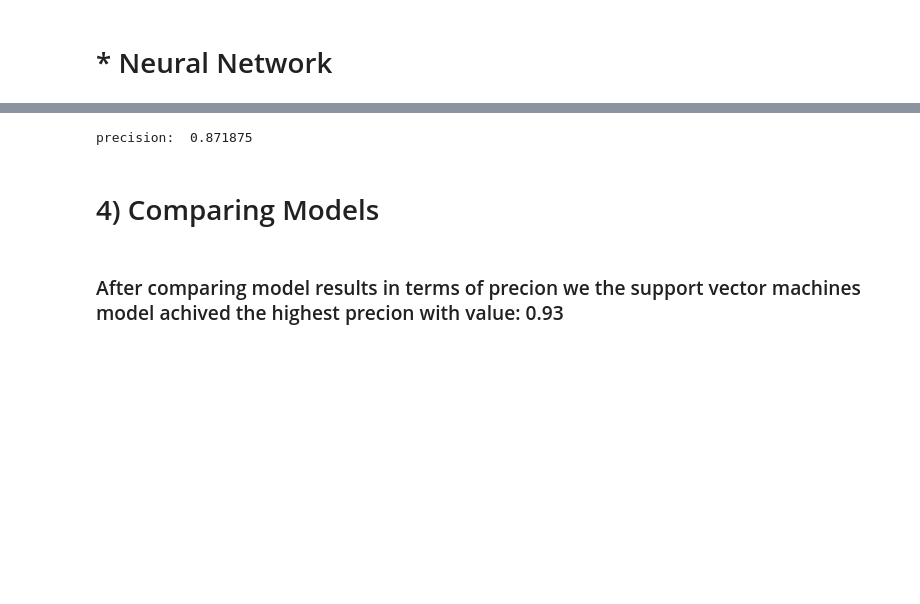
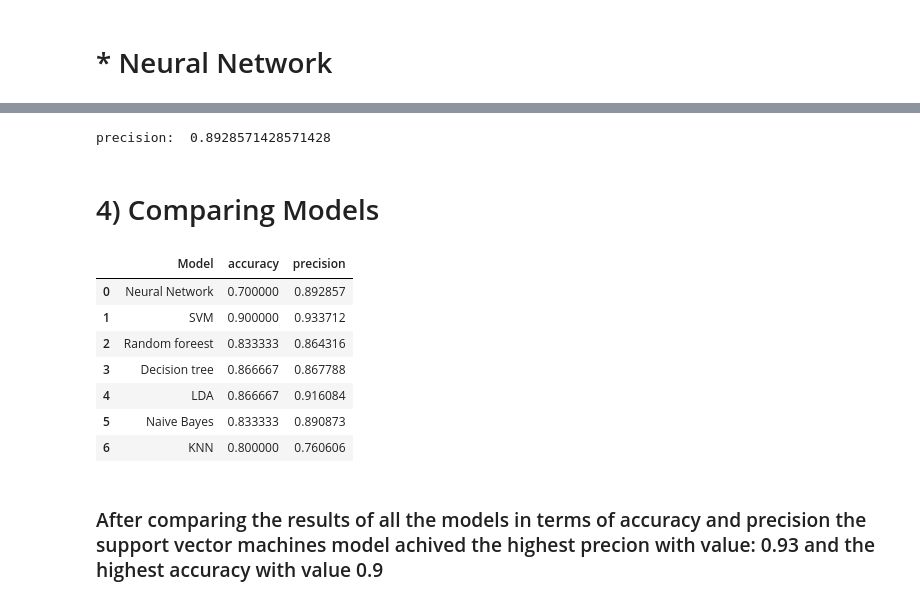
Before and after one commit to skandermenzli/Olive-Olil-Classification, a Jupyter notebook: OliveOil Classification.ipynb, the cells around one changed output, grey strips where cells are left out. Drawn from its saved outputs; the diff is of its cells as text; code cells hidden in the pictures; blank space fills up the shorter version.

```diff
--- a/OliveOil Classification.ipynb
+++ b/OliveOil Classification.ipynb
@@ -344,8 +369,14 @@ best_rfc.fit(X_train, y_train)
 # Evaluate the performance of the model on the test set
 y_pred = best_rfc.predict(X_test)
 accuracy = accuracy_score(y_test, y_pred)
+precision = precision_score(y_test,y_pred,average='macro')
+
+new_row = {'Model':'Random foreest', 'accuracy':accuracy, 'precision':precision}
+results.loc[-1] = new_row
+results = results.sort_index().reset_index(drop=True)
+
 print("Accuracy on test set: ", accuracy)
-print("Precision on test set:",precision_score(y_test,y_pred,average='macro'))
+print("Precision on test set:",precision)
 # %% [output]
 Accuracy on test set:  0.8333333333333334
 Precision on test set: 0.8643162393162394
@@ -363,8 +394,15 @@ clf.fit(X_train, y_train)
 #Predict the response for test dataset
 y_pred = clf.predict(X_test)
 # %%
-print("Accuracy:",accuracy_score(y_test, y_pred))
-print("Precision:",precision_score(y_test,y_pred,average='macro'))
+accuracy = accuracy_score(y_test, y_pred)
+precision = precision_score(y_test,y_pred,average='macro')
+
+new_row = {'Model':'SVM', 'accuracy':accuracy, 'precision':precision}
+results.loc[-1] = new_row
+results = results.sort_index().reset_index(drop=True)
+
+print("Accuracy:",accuracy)
+print("Precision:",precision)
 # %% [output]
 Accuracy: 0.9
 Precision: 0.9337121212121212
@@ -413,4 +451,4 @@ Epoch 50/50
 <tensorflow.python.keras.callbacks.History at 0x...>
 # %%
-model.evaluate(X_test, y_test1)
+test_loss, accuracy = model.evaluate(X_test, y_test1)
 # %% [output]
@@ -423,9 +460,24 @@ y_pred = np.argmax(model.predict(X_test), axis=-1)
 # Calculate the precision of the model on the test set
 precision = precision_score(y_test1, y_pred, average='macro')
 print("precision: ",precision)
+
+new_row = {'Model':'Neural Network', 'accuracy':accuracy, 'precision':precision}
+results.loc[-1] = new_row
+results = results.sort_index().reset_index(drop=True)
 # %% [output]
-precision:  0.871875
+precision:  0.8928571428571428
 # %% [markdown]
 # <font size="+3">4) Comparing Models
-# %% [markdown]
-### After comparing model results in terms of precion we the support vector machines model achived the highest precion with value: 0.93
+# %%
+results
+# %% [output]
+|  | Model | accuracy | precision |
+| 0 | Neural Network | 0.700000 | 0.892857 |
+| 1 | SVM | 0.900000 | 0.933712 |
+| 2 | Random foreest | 0.833333 | 0.864316 |
+| 3 | Decision tree | 0.866667 | 0.867788 |
+| 4 | LDA | 0.866667 | 0.916084 |
+| 5 | Naive Bayes | 0.833333 | 0.890873 |
+| 6 | KNN | 0.800000 | 0.760606 |
+# %% [markdown]
+### After comparing the results of all the models in terms of accuracy and precision  the support vector machines model achived the highest precion with value: 0.93 and the highest accuracy with value 0.9
```
Also changed, not shown: parts of 6 cells of this notebook, 2 other files.
